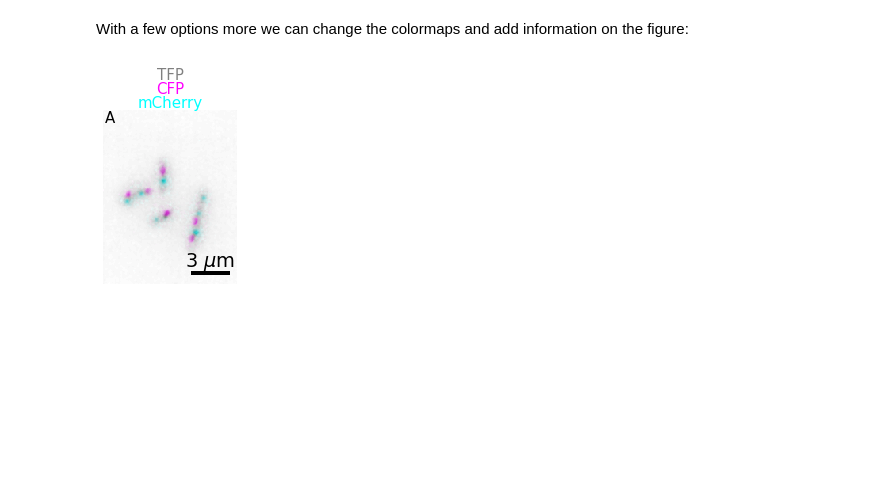
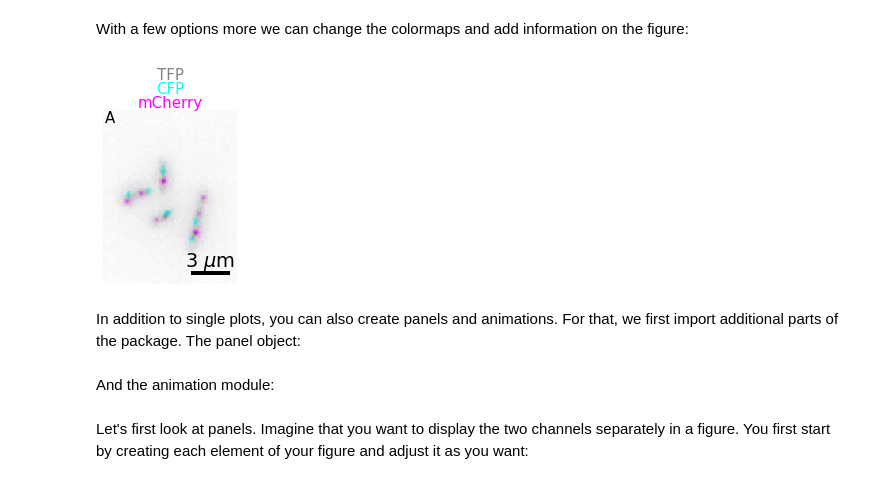
Before and after one commit to guiwitz/microfilm, a Jupyter notebook: docs/first_plot.ipynb, the cells around one changed output. Cells and saved outputs as stored; diff of their text form; code cells hidden in the pictures; blank space fills up the shorter version.

```diff
--- a/docs/first_plot.ipynb
+++ b/docs/first_plot.ipynb
@@ -26,8 +26,10 @@ microfilm.microplot.microshow(image_t0);
 # %% [markdown]
 With a few options more we can change the colormaps and add information on the figure:
 # %%
-microfilm.microplot.microshow(image_t0, cmaps=['gray','pure_magenta','pure_cyan'], flip_map=True,
+microshow(image_t0, cmaps=['gray','pure_cyan','pure_magenta'], flip_map=True,
                               label_text='A', label_color='black', channel_label_show=True, channel_names=['TFP','CFP','mCherry'],
                               unit='um', scalebar_unit_per_pix=0.06, scalebar_size_in_units=3, scalebar_color='black');
 # %% [output]
-[figure, old version]
+[figure, new version]
+# %% [markdown]
+In addition to single plots, you can also create panels and animations. For that, we first import additional parts of the package. The panel object:
@@ -33,0 +38,2 @@ microfilm.microplot.microshow(image_t0, cmaps=['gray','pure_magenta','pure_cyan'
+# %% [markdown]
+And the animation module:
@@ -33,0 +42,2 @@ microfilm.microplot.microshow(image_t0, cmaps=['gray','pure_magenta','pure_cyan'
+# %% [markdown]
+Let's first look at panels. Imagine that you want to display the two channels separately in a figure. You first start by creating each element of your figure and adjust it as you want:
```
Also changed, not shown: parts of 16 cells of this notebook, 2 other files.
